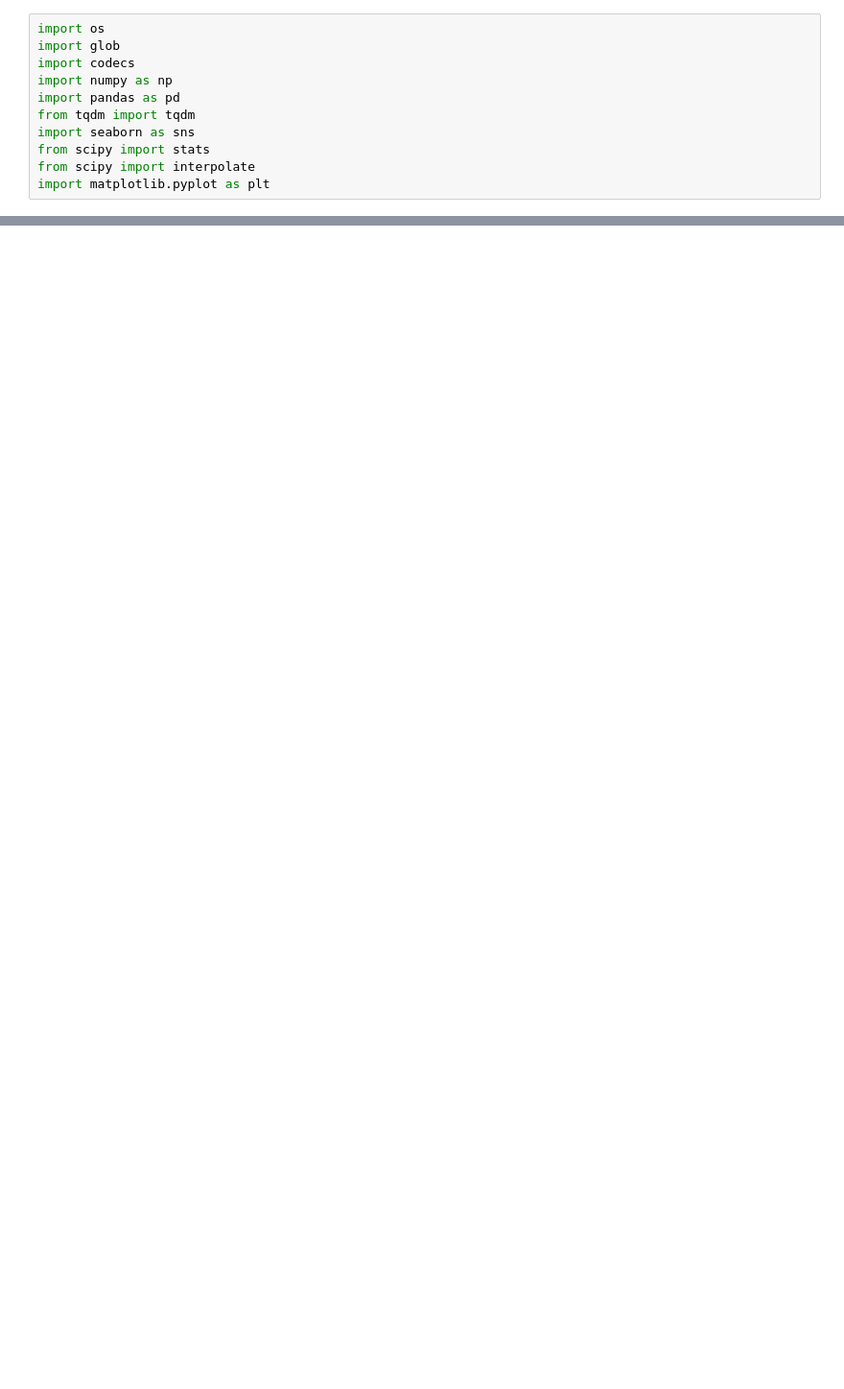
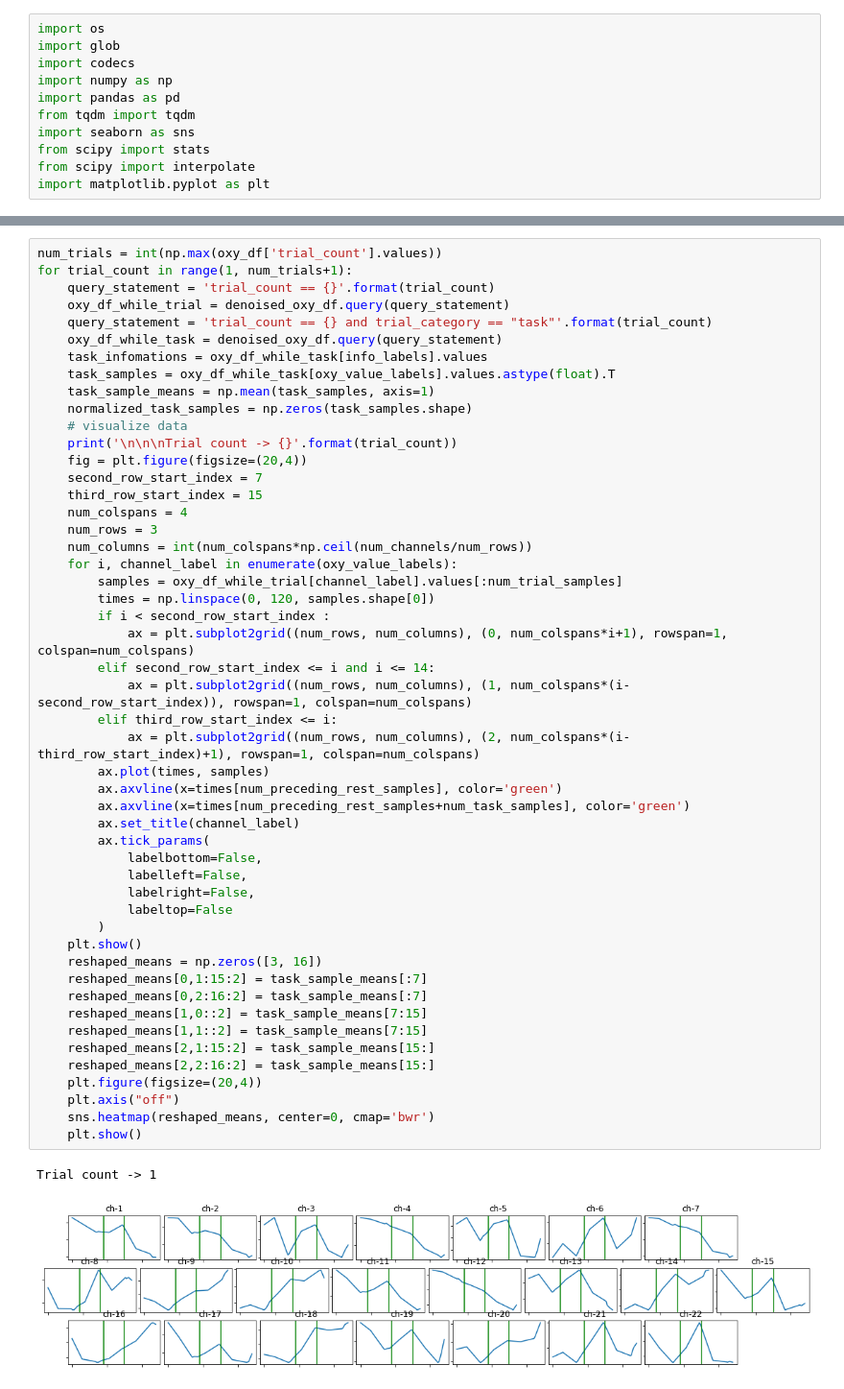
Before and after one commit to YUTATanamoto/nirs-analysis, a Jupyter notebook: analyze-nirs-data.ipynb, the cells around one changed output, grey strips where cells are left out. Shown at 96% size. Saved outputs shown, nothing was run; the diff lists cells and outputs as text; blank space fills up the shorter version.

```diff
--- a/analyze-nirs-data.ipynb
+++ b/analyze-nirs-data.ipynb
@@ -298,0 +294,53 @@ period -> 38.4
+# %%
+num_trials = int(np.max(oxy_df['trial_count'].values))
+for trial_count in range(1, num_trials+1):
+    query_statement = 'trial_count == {}'.format(trial_count)
+    oxy_df_while_trial = denoised_oxy_df.query(query_statement)
+    query_statement = 'trial_count == {} and trial_category == "task"'.format(trial_count)
+    oxy_df_while_task = denoised_oxy_df.query(query_statement)
+    task_infomations = oxy_df_while_task[info_labels].values
+    task_samples = oxy_df_while_task[oxy_value_labels].values.astype(float).T
+    task_sample_means = np.mean(task_samples, axis=1)
+    normalized_task_samples = np.zeros(task_samples.shape)
+    # visualize data
+    print('\n\n\nTrial count -> {}'.format(trial_count))
+    fig = plt.figure(figsize=(20,4))
+    second_row_start_index = 7
+    third_row_start_index = 15
+    num_colspans = 4
+    num_rows = 3
+    num_columns = int(num_colspans*np.ceil(num_channels/num_rows))
+    for i, channel_label in enumerate(oxy_value_labels):
+        samples = oxy_df_while_trial[channel_label].values[:num_trial_samples]
+        times = np.linspace(0, 120, samples.shape[0])
+        if i < second_row_start_index :
+            ax = plt.subplot2grid((num_rows, num_columns), (0, num_colspans*i+1), rowspan=1, colspan=num_colspans)
+        elif second_row_start_index <= i and i <= 14:
+            ax = plt.subplot2grid((num_rows, num_columns), (1, num_colspans*(i-second_row_start_index)), rowspan=1, colspan=num_colspans)
+        elif third_row_start_index <= i:
+            ax = plt.subplot2grid((num_rows, num_columns), (2, num_colspans*(i-third_row_start_index)+1), rowspan=1, colspan=num_colspans)
+        ax.plot(times, samples)
+        ax.axvline(x=times[num_preceding_rest_samples], color='green')
+        ax.axvline(x=times[num_preceding_rest_samples+num_task_samples], color='green')
+        ax.set_title(channel_label)
+        ax.tick_params(
+            labelbottom=False,
+            labelleft=False,
+            labelright=False,
+            labeltop=False
+        )
+    plt.show()
+    reshaped_means = np.zeros([3, 16])
+    reshaped_means[0,1:15:2] = task_sample_means[:7]
+    reshaped_means[0,2:16:2] = task_sample_means[:7]
+    reshaped_means[1,0::2] = task_sample_means[7:15]
+    reshaped_means[1,1::2] = task_sample_means[7:15]
+    reshaped_means[2,1:15:2] = task_sample_means[15:]
+    reshaped_means[2,2:16:2] = task_sample_means[15:]
+    plt.figure(figsize=(20,4))
+    plt.axis("off")
+    sns.heatmap(reshaped_means, center=0, cmap='bwr')
+    plt.show()
+# %% [output]
+Trial count -> 1
+[figure, added]
```
Also changed, not shown: parts of 16 cells of this notebook.
